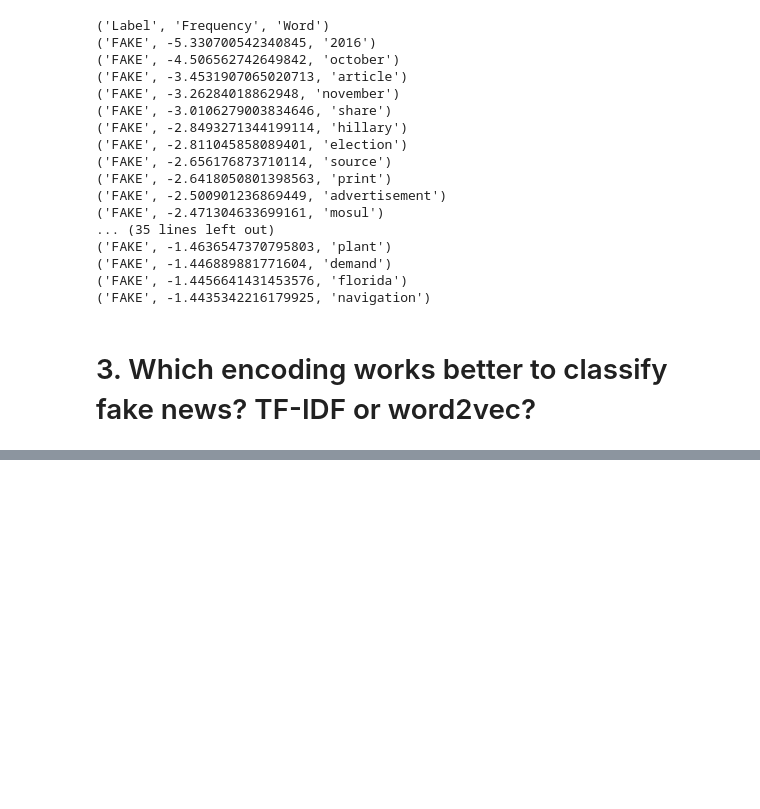
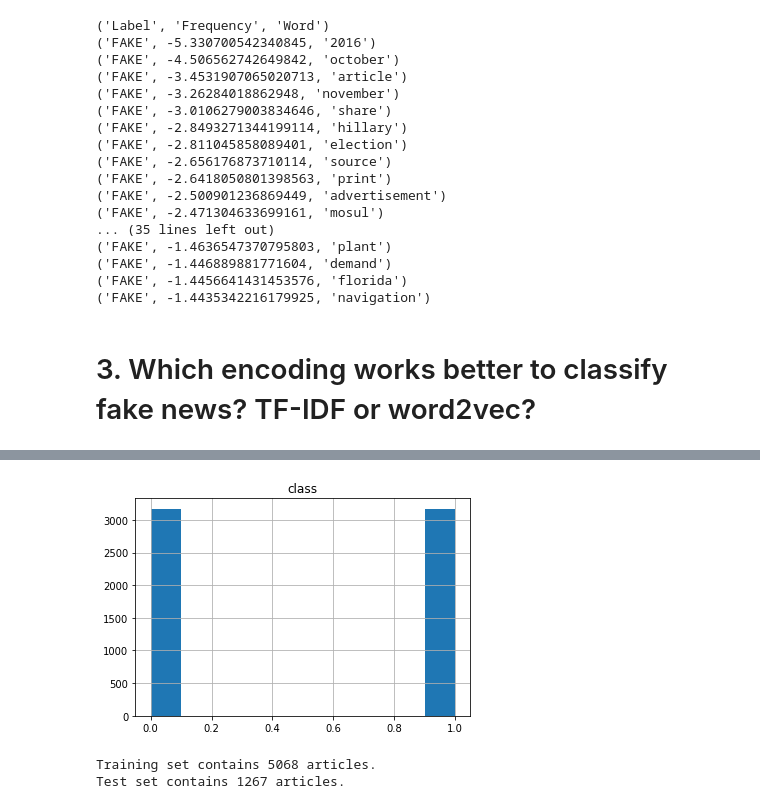
Before and after one commit to churkle/FakeNewsChecker, a Jupyter notebook: Analysis.ipynb, the cells around one changed output, grey strips where cells are left out. Drawn from its saved outputs; the diff is of its cells as text; code cells hidden in the pictures; blank space fills up the shorter version.

```diff
--- a/Analysis.ipynb
+++ b/Analysis.ipynb
@@ -216,0 +175,6 @@ NameError: name 'X' is not defined
+# %%
+df = pd.read_csv("https://s3.amazonaws.com/assets.datacamp.com/blog_assets/fake_or_real_news.csv")
+df['class'] = 1 * (df['label'].str.contains("REAL"))
+df.hist('class')
+df.head()
+# %% [output]
@@ -216,0 +187 @@ NameError: name 'X' is not defined
+[figure, added]
@@ -216,0 +193,6 @@ NameError: name 'X' is not defined
+# %%
+print('Training set contains {:d} articles.'.format(len(train_df)))
+print('Test set contains {:d} articles.'.format(len(test_df)))
+# %% [output]
+Training set contains 5068 articles.
+Test set contains 1267 articles.
```
Also changed, not shown: parts of 11 cells of this notebook.
